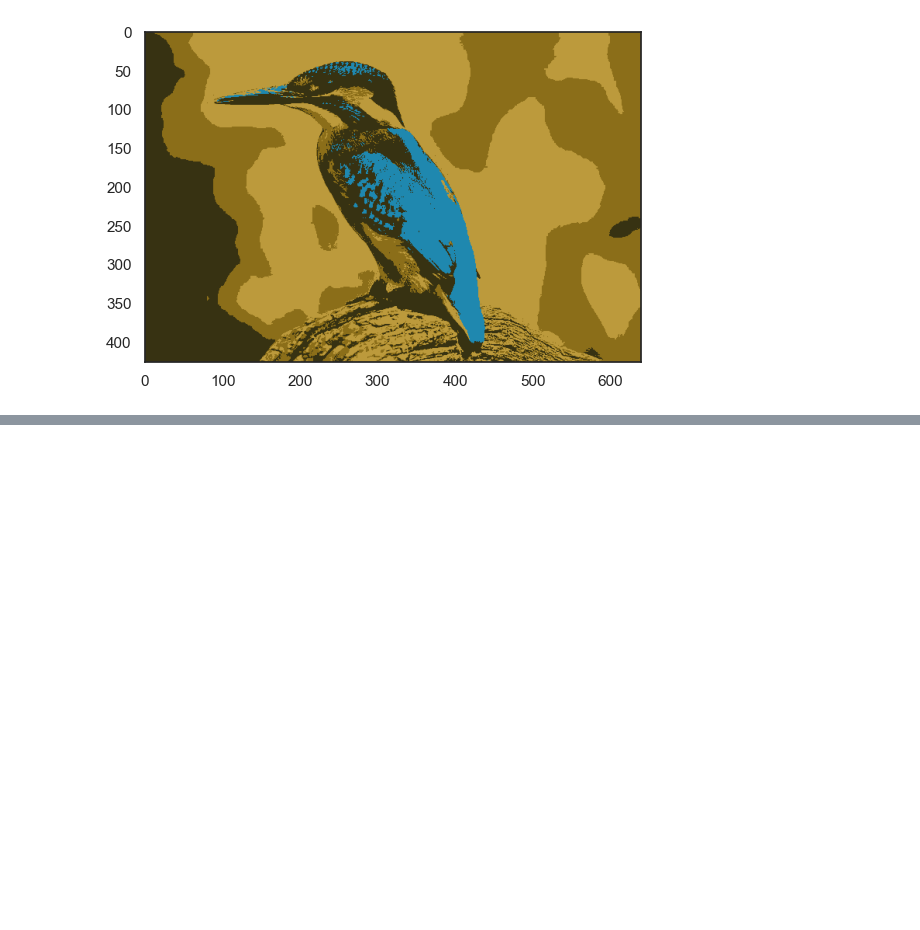
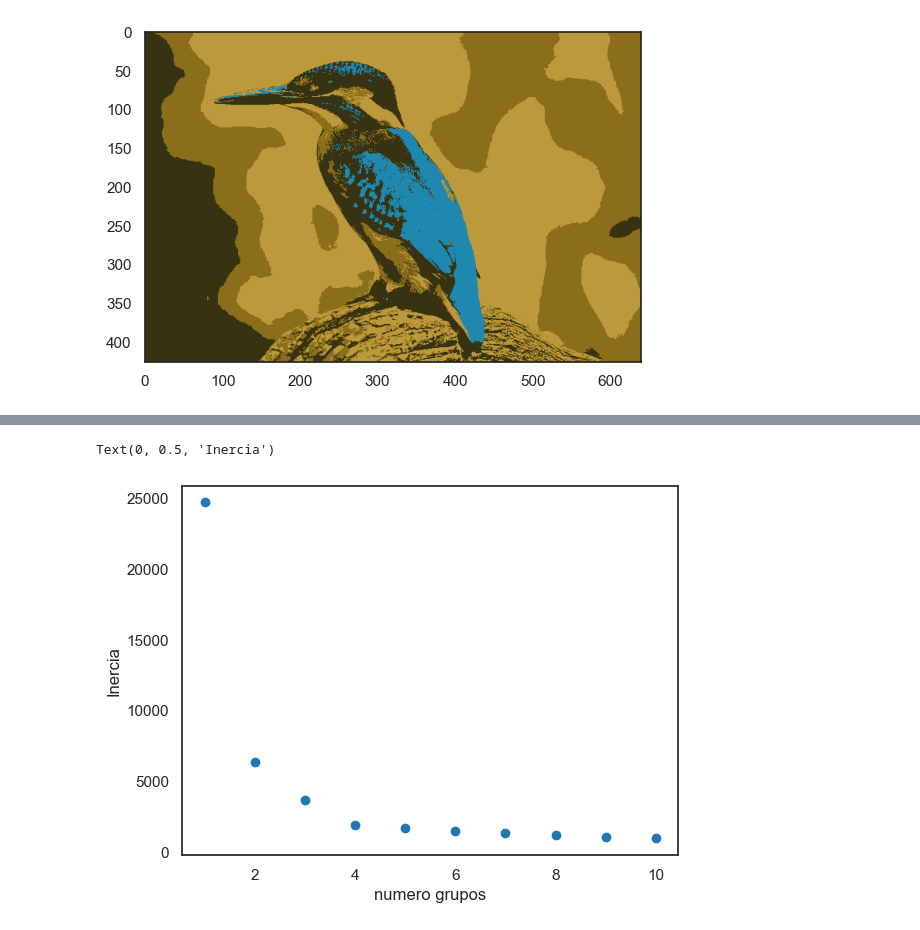
Before and after one commit to MrBloom911/TareasComputacional, a Jupyter notebook: DbscanKmeans.ipynb, the cells around one changed output, grey strips where cells are left out. Saved outputs shown, nothing was run; the diff lists cells and outputs as text; code cells hidden in the pictures; blank space fills up the shorter version.

Commit message:
se realizaron 2 ejercicios del laboratorio de kmeans

```diff
--- a/DbscanKmeans.ipynb
+++ b/DbscanKmeans.ipynb
@@ -150,0 +167,14 @@ plt.imshow(ali)
+# %%
+numCluster=list(range(1,11))
+for k in numCluster:
+    km=KMeans(n_clusters=k)
+    km.fit(X)
+    inertia.append(km.inertia_)
+# %%
+y=np.linspace(1,10)
+plt.scatter(numCluster,inertia)
+plt.xlabel('numero grupos')
+plt.ylabel('Inercia')
+# %% [output]
+Text(0, 0.5, 'Inercia')
+[figure, added]
```
Also changed, not shown: parts of 6 cells of this notebook.
